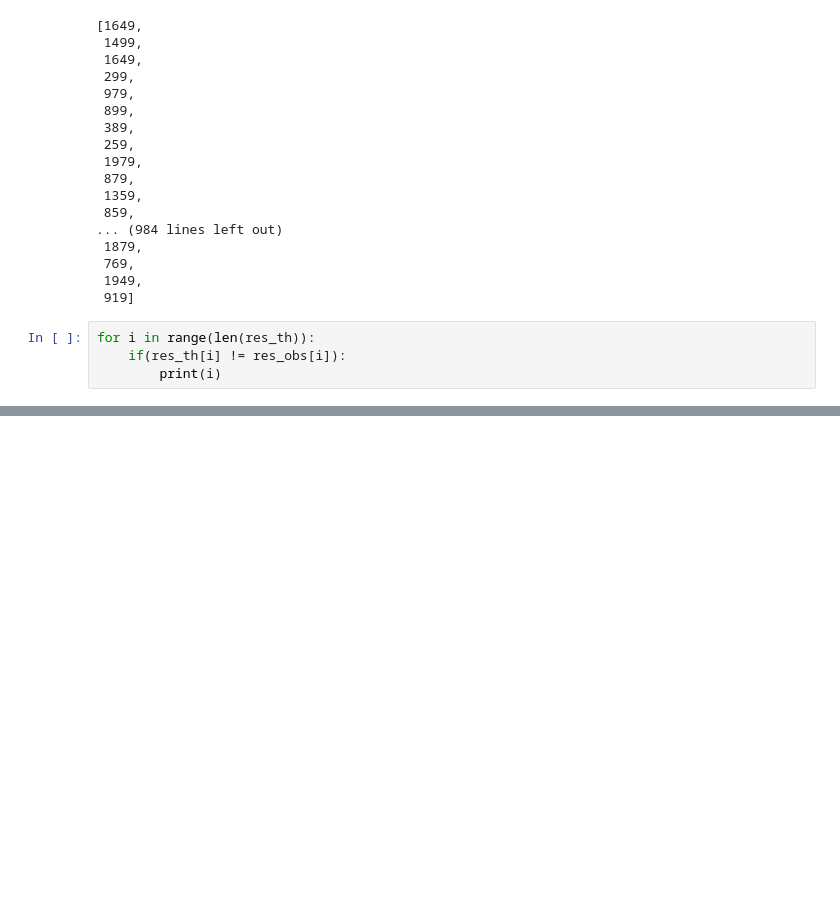
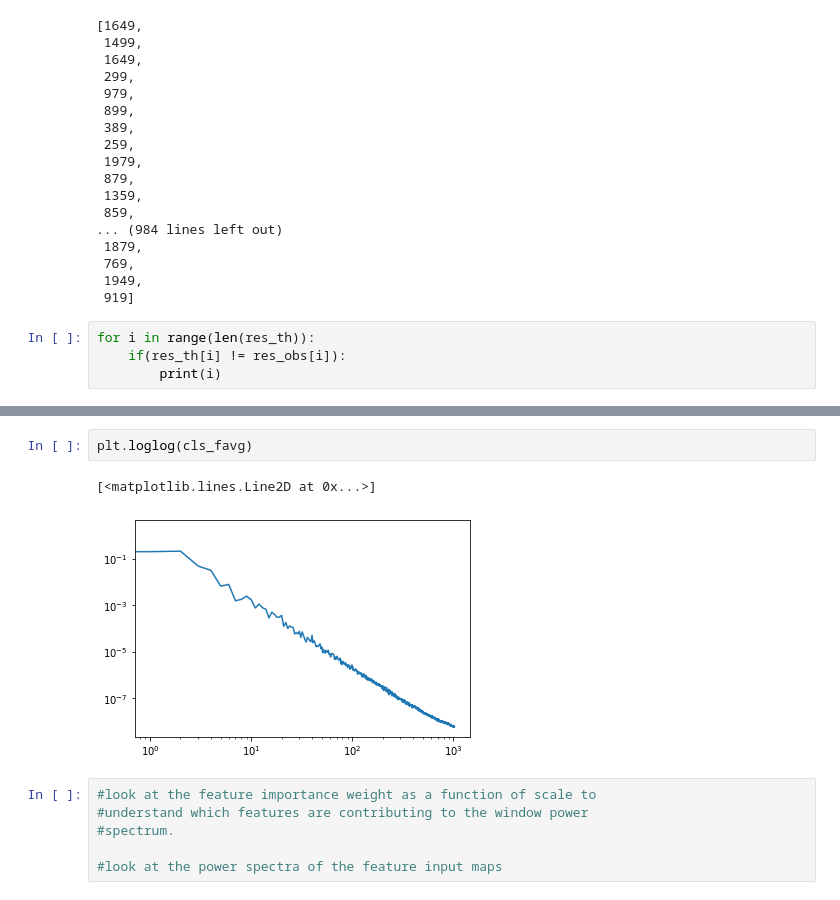
Before and after one commit to tanveerkarim/imaging-sys-covariance, a Jupyter notebook: notebooks/scratch.ipynb, the cells around one changed output, grey strips where cells are left out. Drawn from its saved outputs; the diff is of its cells as text; blank space fills up the shorter version.

```diff
--- a/notebooks/scratch.ipynb
+++ b/notebooks/scratch.ipynb
@@ -41,0 +390,11 @@ for i in range(len(res_th)):
+# %%
+plt.loglog(cls_favg)
+# %% [output]
+[<matplotlib.lines.Line2D at 0x...>]
+[figure, added]
+# %%
+#look at the feature importance weight as a function of scale to
+#understand which features are contributing to the window power
+#spectrum.
+
+#look at the power spectra of the feature input maps
```
Also changed, not shown: parts of 25 cells of this notebook.
